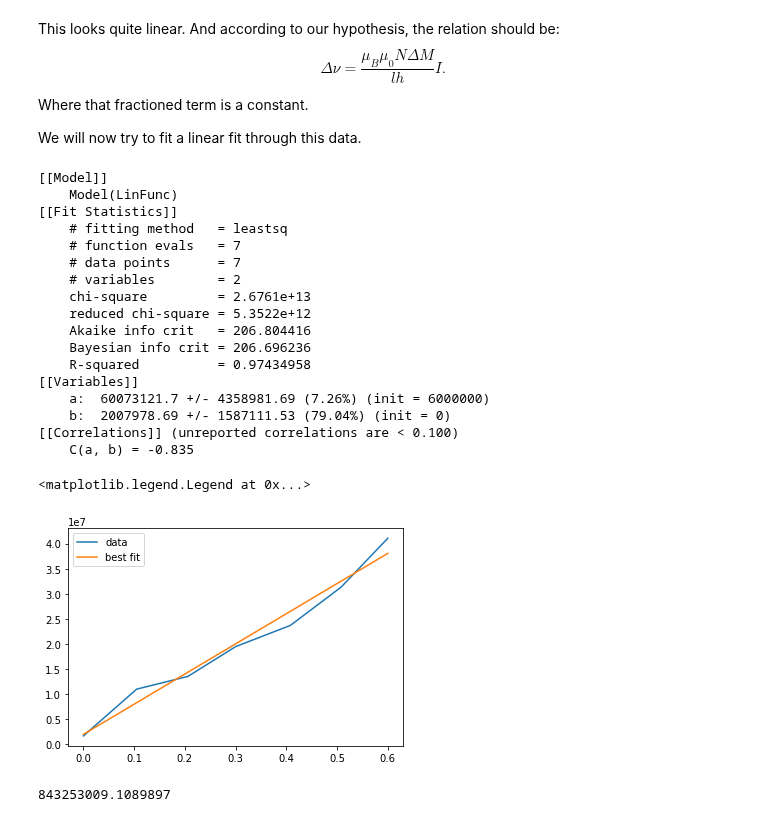
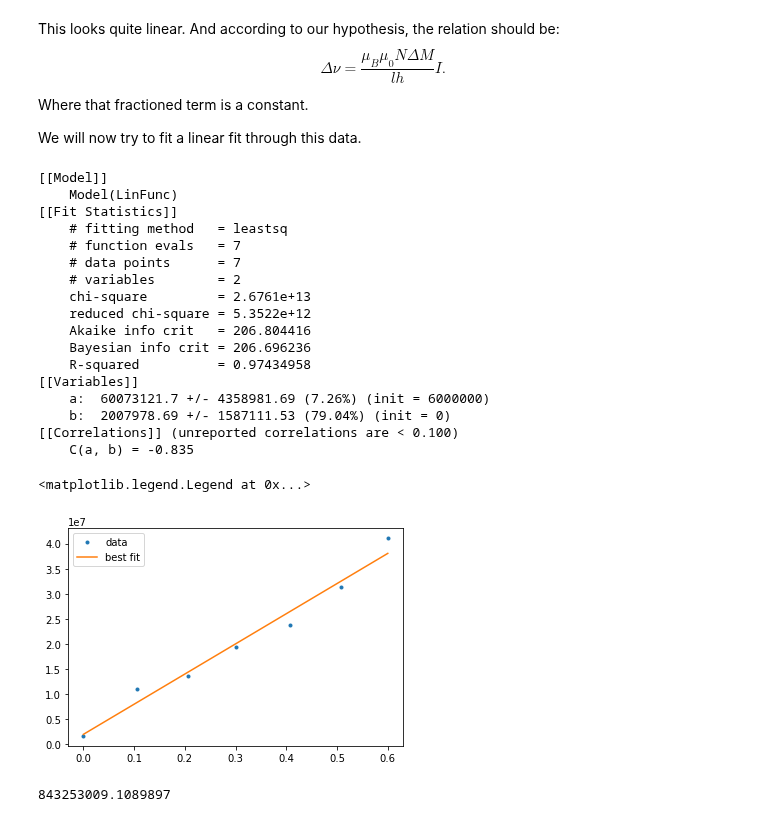
Before and after one commit to Rikkertttt/Rubidium-Spectroscopy, a Jupyter notebook: endfile.ipynb, the cells around one changed output. Cells and saved outputs as stored; diff of their text form; code cells hidden in the pictures.

```diff
--- a/endfile.ipynb
+++ b/endfile.ipynb
@@ -553,32 +553,32 @@ We will now try to fit a linear fit through this data.
 # %%
 # Use the previous linear fit
 LinFit = Lin_model.fit(Frequencies_in_Hz, x=Currents, a=6e6, b=0)
 
 print(LinFit.fit_report())
 
-plt.plot(Currents, Frequencies_in_Hz, label="data")
+plt.plot(Currents, Frequencies_in_Hz, '.', label="data")
 plt.plot(Currents, LinFit.best_fit, '-', label='best fit')
 plt.legend()
 # %% [output]
 [[Model]]
     Model(LinFunc)
 [[Fit Statistics]]
     # fitting method   = leastsq
     # function evals   = 7
     # data points      = 7
     # variables        = 2
     chi-square         = 2.6761e+13
     reduced chi-square = 5.3522e+12
     Akaike info crit   = 206.804416
     Bayesian info crit = 206.696236
     R-squared          = 0.97434958
 [[Variables]]
     a:  60073121.7 +/- 4358981.69 (7.26%) (init = 6000000)
     b:  2007978.69 +/- 1587111.53 (79.04%) (init = 0)
 [[Correlations]] (unreported correlations are < 0.100)
     C(a, b) = -0.835
 <matplotlib.legend.Legend at 0x...>
-[figure, old version]
+[figure, new version]
 # %%
 # Hypothetical constant
 MuB = 9.274e-24
```
